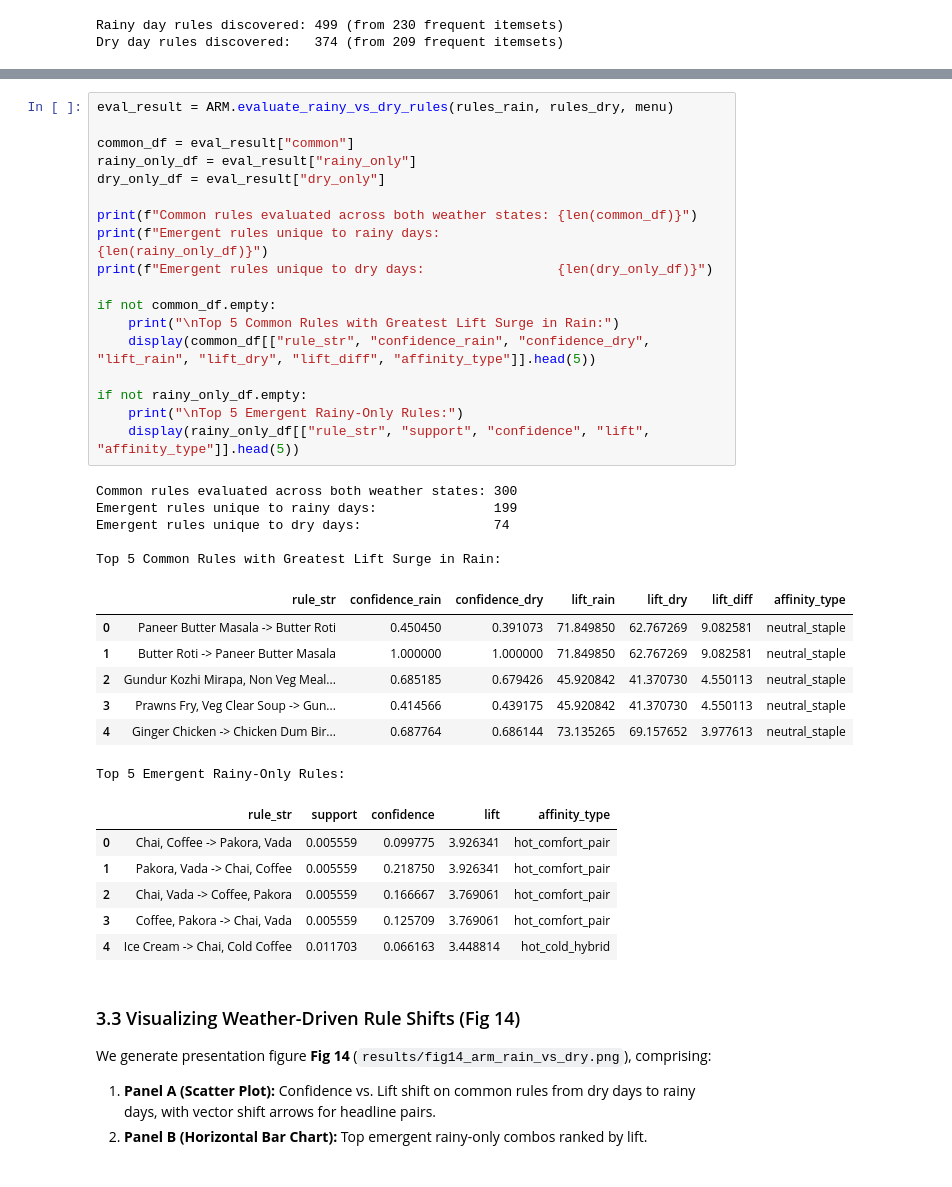
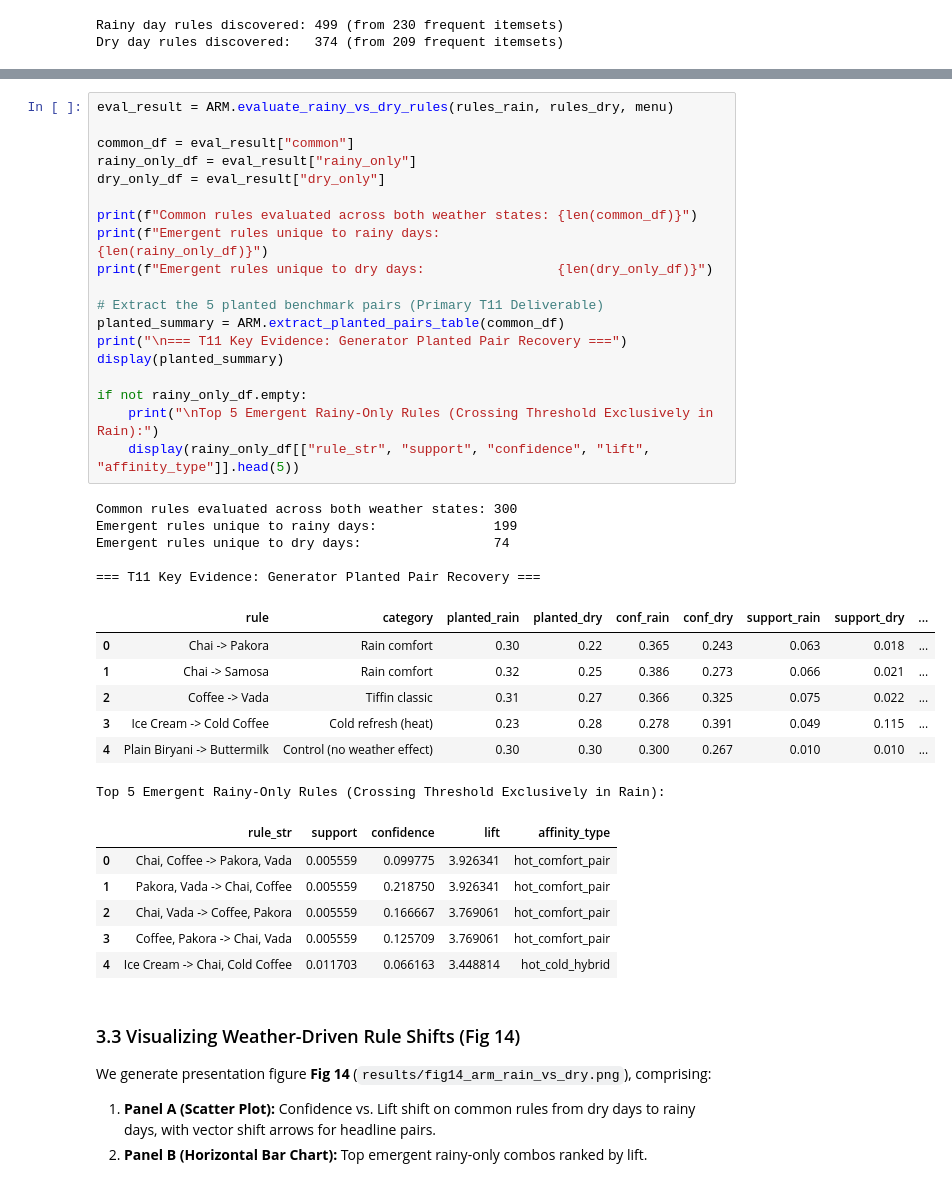
Before and after one commit to priyagarnet20-ops/weather-food-orders, a Jupyter notebook: notebooks/06_arm.ipynb, the cells around one changed output, grey strips where cells are left out. Saved outputs shown, nothing was run; the diff lists cells and outputs as text.

Commit message:
fix(arm): recover generator planted pairs in Fig 14 & add mlxtend and seaborn to requirements (Issues 3-4)

```diff
--- a/notebooks/06_arm.ipynb
+++ b/notebooks/06_arm.ipynb
@@ -230,34 +235,35 @@ We compare the rule sets to evaluate:
 # %%
 eval_result = ARM.evaluate_rainy_vs_dry_rules(rules_rain, rules_dry, menu)
 
 common_df = eval_result["common"]
 rainy_only_df = eval_result["rainy_only"]
 dry_only_df = eval_result["dry_only"]
 
 print(f"Common rules evaluated across both weather states: {len(common_df)}")
 print(f"Emergent rules unique to rainy days:               {len(rainy_only_df)}")
 print(f"Emergent rules unique to dry days:                 {len(dry_only_df)}")
 
-if not common_df.empty:
-    print("\nTop 5 Common Rules with Greatest Lift Surge in Rain:")
-    display(common_df[["rule_str", "confidence_rain", "confidence_dry", "lift_rain", "lift_dry", "lift_diff", "affinity_type"]].head(5))
+# Extract the 5 planted benchmark pairs (Primary T11 Deliverable)
+planted_summary = ARM.extract_planted_pairs_table(common_df)
+print("\n=== T11 Key Evidence: Generator Planted Pair Recovery ===")
+display(planted_summary)
 
 if not rainy_only_df.empty:
-    print("\nTop 5 Emergent Rainy-Only Rules:")
+    print("\nTop 5 Emergent Rainy-Only Rules (Crossing Threshold Exclusively in Rain):")
     display(rainy_only_df[["rule_str", "support", "confidence", "lift", "affinity_type"]].head(5))
 # %% [output]
 Common rules evaluated across both weather states: 300
 Emergent rules unique to rainy days:               199
 Emergent rules unique to dry days:                 74
 
-Top 5 Common Rules with Greatest Lift Surge in Rain:
+=== T11 Key Evidence: Generator Planted Pair Recovery ===
-|  | rule_str | confidence_rain | confidence_dry | lift_rain | lift_dry | lift_diff | affinity_type |
-| 0 | Paneer Butter Masala -> Butter Roti | 0.450450 | 0.391073 | 71.849850 | 62.767269 | 9.082581 | neutral_staple |
-| 1 | Butter Roti -> Paneer Butter Masala | 1.000000 | 1.000000 | 71.849850 | 62.767269 | 9.082581 | neutral_staple |
-| 2 | Gundur Kozhi Mirapa, Non Veg Meal... | 0.685185 | 0.679426 | 45.920842 | 41.370730 | 4.550113 | neutral_staple |
-| 3 | Prawns Fry, Veg Clear Soup -> Gun... | 0.414566 | 0.439175 | 45.920842 | 41.370730 | 4.550113 | neutral_staple |
-| 4 | Ginger Chicken -> Chicken Dum Bir... | 0.687764 | 0.686144 | 73.135265 | 69.157652 | 3.977613 | neutral_staple |
+|  | rule | category | planted_rain | planted_dry | conf_rain | conf_dry | support_rain | support_dry | ... |
+| 0 | Chai -> Pakora | Rain comfort | 0.30 | 0.22 | 0.365 | 0.243 | 0.063 | 0.018 | ... |
+| 1 | Chai -> Samosa | Rain comfort | 0.32 | 0.25 | 0.386 | 0.273 | 0.066 | 0.021 | ... |
+| 2 | Coffee -> Vada | Tiffin classic | 0.31 | 0.27 | 0.366 | 0.325 | 0.075 | 0.022 | ... |
+| 3 | Ice Cream -> Cold Coffee | Cold refresh (heat) | 0.23 | 0.28 | 0.278 | 0.391 | 0.049 | 0.115 | ... |
+| 4 | Plain Biryani -> Buttermilk | Control (no weather effect) | 0.30 | 0.30 | 0.300 | 0.267 | 0.010 | 0.010 | ... |
-Top 5 Emergent Rainy-Only Rules:
+Top 5 Emergent Rainy-Only Rules (Crossing Threshold Exclusively in Rain):
 |  | rule_str | support | confidence | lift | affinity_type |
 | 0 | Chai, Coffee -> Pakora, Vada | 0.005559 | 0.099775 | 3.926341 | hot_comfort_pair |
 | 1 | Pakora, Vada -> Chai, Coffee | 0.005559 | 0.218750 | 3.926341 | hot_comfort_pair |
```
Also changed, not shown: parts of 5 cells of this notebook, 12 other files.
